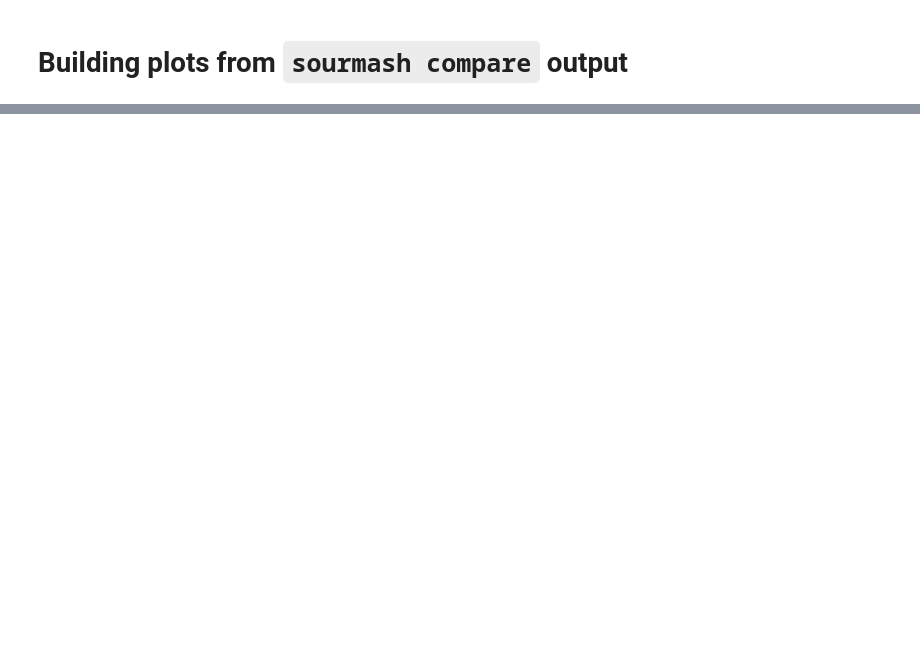
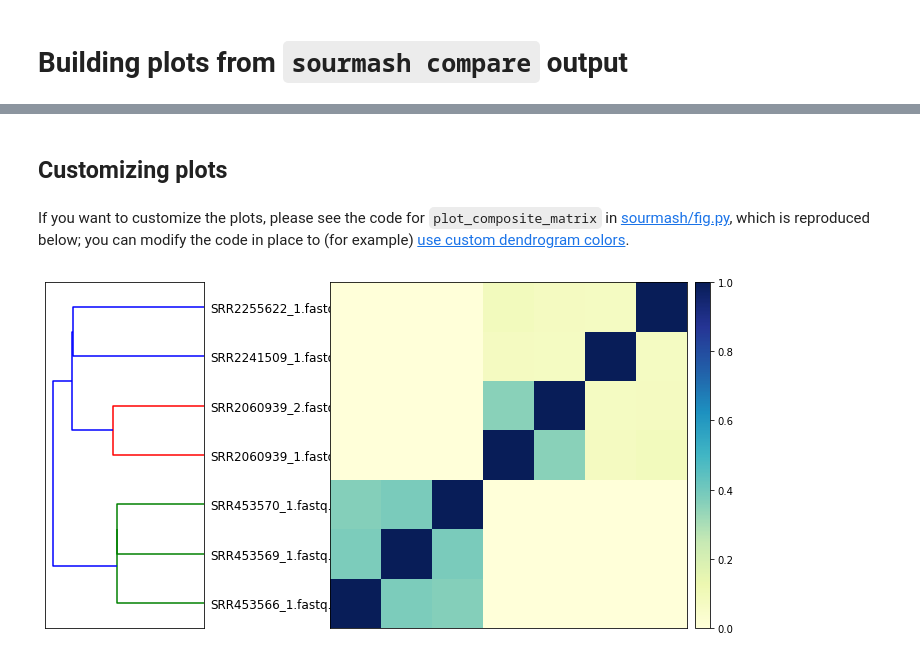
Before and after one commit to sourmash-bio/sourmash, a Jupyter notebook: doc/plotting-compare.ipynb, the cells around one changed output, grey strips where cells are left out. Cells and saved outputs as stored; diff of their text form; code cells hidden in the pictures; blank space fills up the shorter version.

```diff
--- a/doc/plotting-compare.ipynb
+++ b/doc/plotting-compare.ipynb
@@ -32,0 +87,4 @@ matrix, labels = fig.load_matrix_and_labels('compare-demo')
+# %% [markdown]
+## Customizing plots
+# %% [markdown]
+If you want to customize the plots, please see the code for `plot_composite_matrix` in [sourmash/fig.py](https://github.com/dib-lab/sourmash/blob/master/sourmash/fig.py), which is reproduced below; you can modify the code in place to (for example) [use custom dendrogram colors](https://stackoverflow.com/questions/38153829/custom-cluster-colors-of-scipy-dendrogram-in-python-link-color-func).
@@ -33,2 +149,4 @@ matrix, labels = fig.load_matrix_and_labels('compare-demo')
 # %%
-_ = fig.plot_composite_matrix(matrix, labels)
+_ = plot_composite_matrix(matrix, labels)
+# %% [output]
+[figure, added]
```
Also changed, not shown: parts of 15 cells of this notebook.
